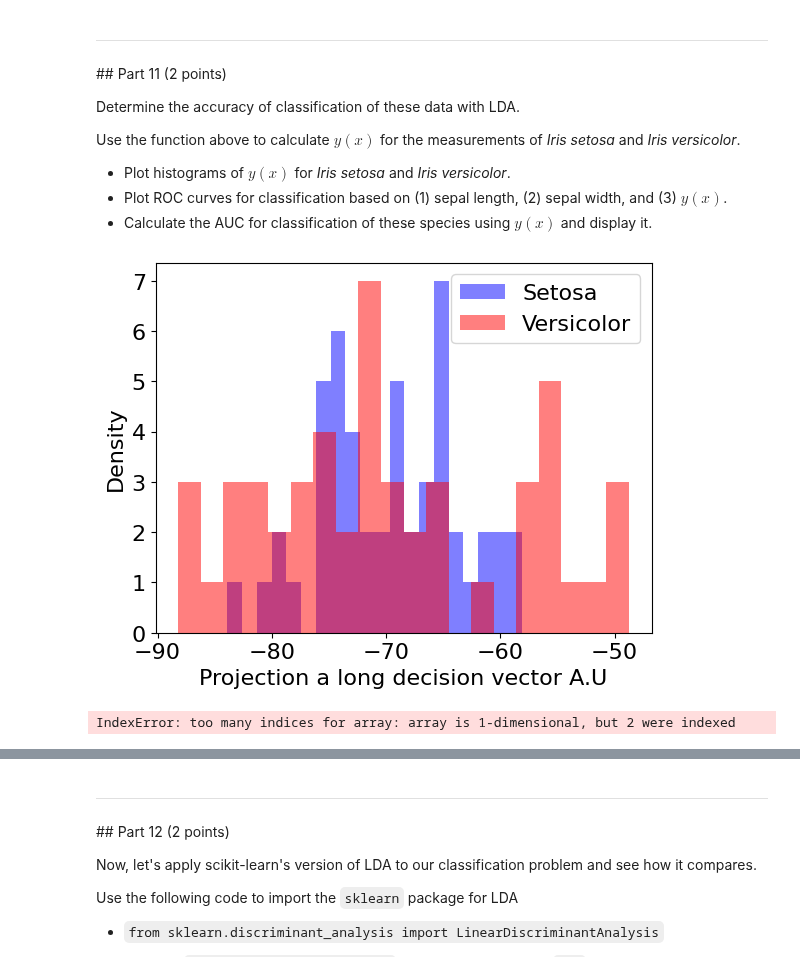
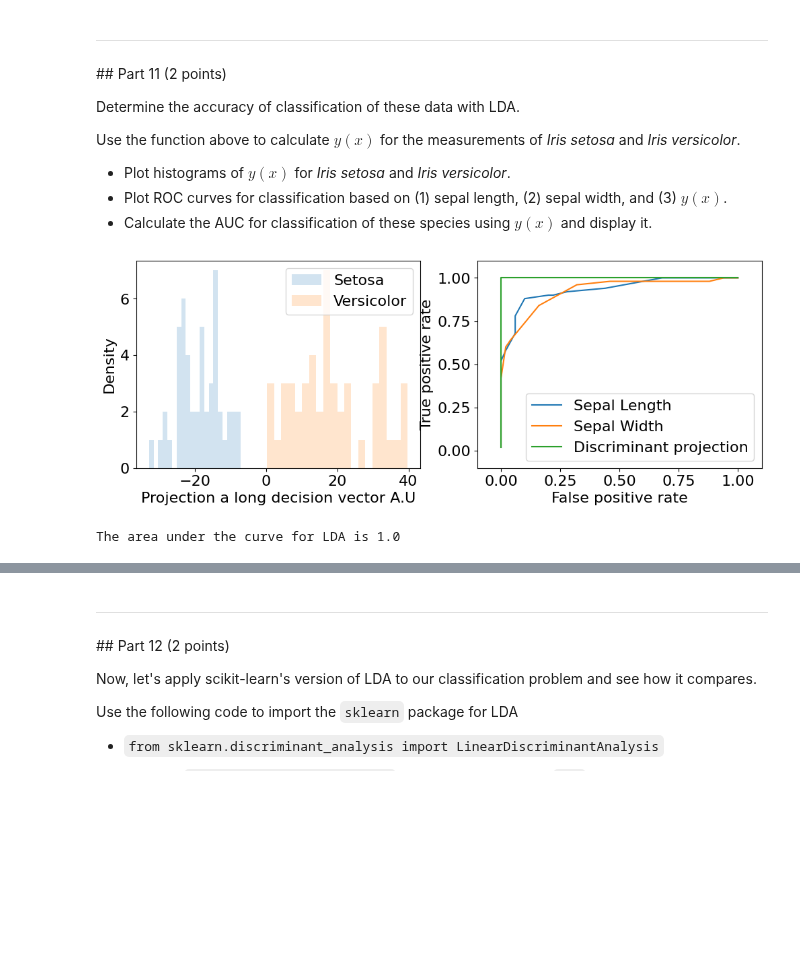
Before and after one commit to Urvi-M/BE559, a Jupyter notebook: Homework3_part1_v1.ipynb, the cells around one changed output, grey strips where cells are left out. Drawn from its saved outputs; the diff is of its cells as text; code cells hidden in the pictures; blank space fills up the shorter version.

```diff
--- a/Homework3_part1_v1.ipynb
+++ b/Homework3_part1_v1.ipynb
@@ -378,11 +380,11 @@ $y(x)$ is the distance between the decision boundary (i.e. the projection of the
 
 This function should take as input arguments: data points ($x$; an Nx2 numpy array), the decision vector ($W$; a 1x2 numpy array), and the centroid midpoint (1x2 numpy array used to calculate $w_0$).
 # %%
-def distance_to_decision_boundary(x, W, m):
+def y_x(x, W, m):
 
-    w0 = -np.dot(W, m)
+    w0 = -np.dot(W, (m.T))
 
-    distance = np.dot(x, W) + w0
+    distance = np.dot(x, W.T) + w0
     return distance
 # %% [markdown]
 ---
@@ -397,37 +399,37 @@ Use the function above to calculate $y(x)$ for the measurements of *Iris setosa*
 *   Calculate the AUC for classification of these species using $y(x)$ and display it.
 # %%
 # Calculate y(x) for Iris setosa and Iris versicolor
-y_setosa = distance_to_decision_boundary(np.column_stack((sinvx, sinvy)), W, m)
-y_versicolor = distance_to_decision_boundary(np.column_stack((vinvx, vinvy)), W, m)
+y_setosa = y_x(np.column_stack((sl[snum==0], sw[snum==0])), W, m)
+y_versicolor = y_x(np.column_stack((sl[snum==1], sw[snum==1])), W, m)
 
 # Plot histograms of y(x) for Iris setosa and Iris versicolor
-plt.hist(y_setosa, bins=20, color='b', alpha=0.5, label='Setosa')
-plt.hist(y_versicolor, bins=20, color='r', alpha=0.5, label='Versicolor')
+plt.figure(figsize=(12,4))
+plt.subplot(1,2,1)
+plt.hist(y_setosa, bins=20, alpha=0.2, label='Setosa')
+plt.hist(y_versicolor, bins=20, alpha=0.2, label='Versicolor')
 plt.xlabel('Projection a long decision vector A.U')
 plt.ylabel('Density')
 
 plt.legend()
-plt.show()
 
-# Calculate ROC curves for classification based on y(x)
-tpr_yx, fpr_yx, roc_auc_yx = ROC(np.concatenate((y_setosa, y_versicolor)), np.concatenate((np.zeros(len(y_setosa)), np.ones(len(y_versicolor)))))
+#ROC
+data = np.concatenate((y_setosa, y_versicolor))
+group = np.array([data,snum[0:100]])
+tpr_yx, fpr_yx, roc_auc_yx = ROC(data,group )
 
 # Plot ROC curves
-plt.figure()
-plt.plot(fpr_sl, tpr_sl, color='darkorange', lw=2, label='ROC curve (AUC = %0.2f) for Sepal Length' % roc_auc_sl)
-plt.plot(fpr_sw, tpr_sw, color='green', lw=2, label='ROC curve (AUC = %0.2f) for Sepal Width' % roc_auc_sw)
-plt.plot(fpr_yx, tpr_yx, color='blue', lw=2, label='ROC curve (AUC = %0.2f) for y(x)' % roc_auc_yx)
-plt.plot([0, 1], [0, 1], color='gray', linestyle='--')
-plt.xlim([0.0, 1.0])
-plt.ylim([0.0, 1.05])
-plt.xlabel('False Positive Rate')
-plt.ylabel('True Positive Rate')
-plt.title('Discriminant projection')
-plt.legend(loc="lower right")
+plt.subplot(1,2,2)
+plt.plot(fpl,tpl,label='Sepal Length')
+plt.plot(tpw,fpw,label='Sepal Width')
+plt.plot(fpr_yx, tpr_yx, label='Discriminant projection')
+plt.xlim([-0.1,1.1])
+plt.ylim([-0.1,1.1])
+plt.xlabel('False positive rate')
+plt.ylabel('True positive rate')
+plt.legend()
 plt.show()
-
 # Display the AUC for classification using y(x)
-print("AUC for classification using y(x):", roc_auc_yx)
+print("The area under the curve for LDA is",np.abs(roc_auc_yx))
 # %% [output]
-[figure, old version]
+[figure, new version]
-IndexError: too many indices for array: array is 1-dimensional, but 2 were indexed
+The area under the curve for LDA is 1.0
```
Also changed, not shown: parts of 8 cells of this notebook.
